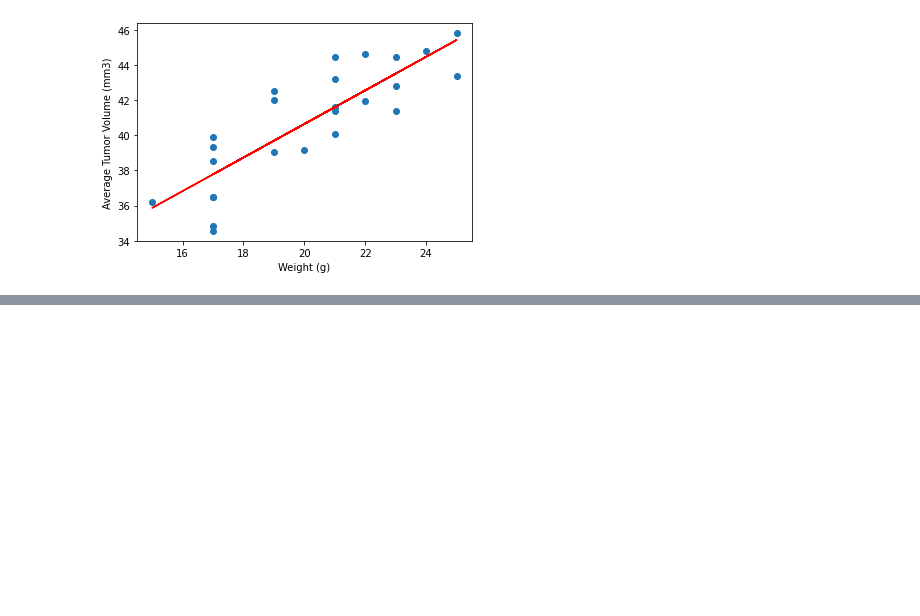
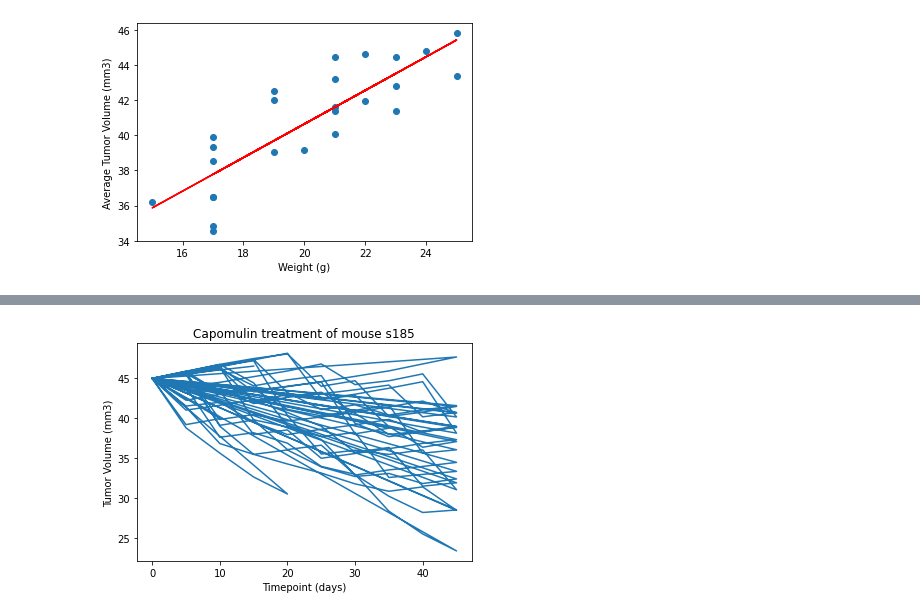
Before and after one commit to BananasFoster623/matplotlib-challenge, a Jupyter notebook: pymaceuticals_starter.ipynb, the cells around one changed output, grey strips where cells are left out. Cells and saved outputs as stored; diff of their text form; code cells hidden in the pictures; blank space fills up the shorter version.

```diff
--- a/pymaceuticals_starter.ipynb
+++ b/pymaceuticals_starter.ipynb
@@ -224,0 +237,7 @@ The correlation between mouse weight and the average tumor volume is 0.84
+# %%
+line2 = plt.plot(capomulinMice['Timepoint'],capomulinMice['Tumor Volume (mm3)'])
+line2 = plt.title(f'Capomulin treatment of mouse {mouseName}')
+line2 = plt.xlabel('Timepoint (days)')
+line2 = plt.ylabel('Tumor Volume (mm3)')
+# %% [output]
+[figure, added]
```
Also changed, not shown: parts of 9 cells of this notebook.
